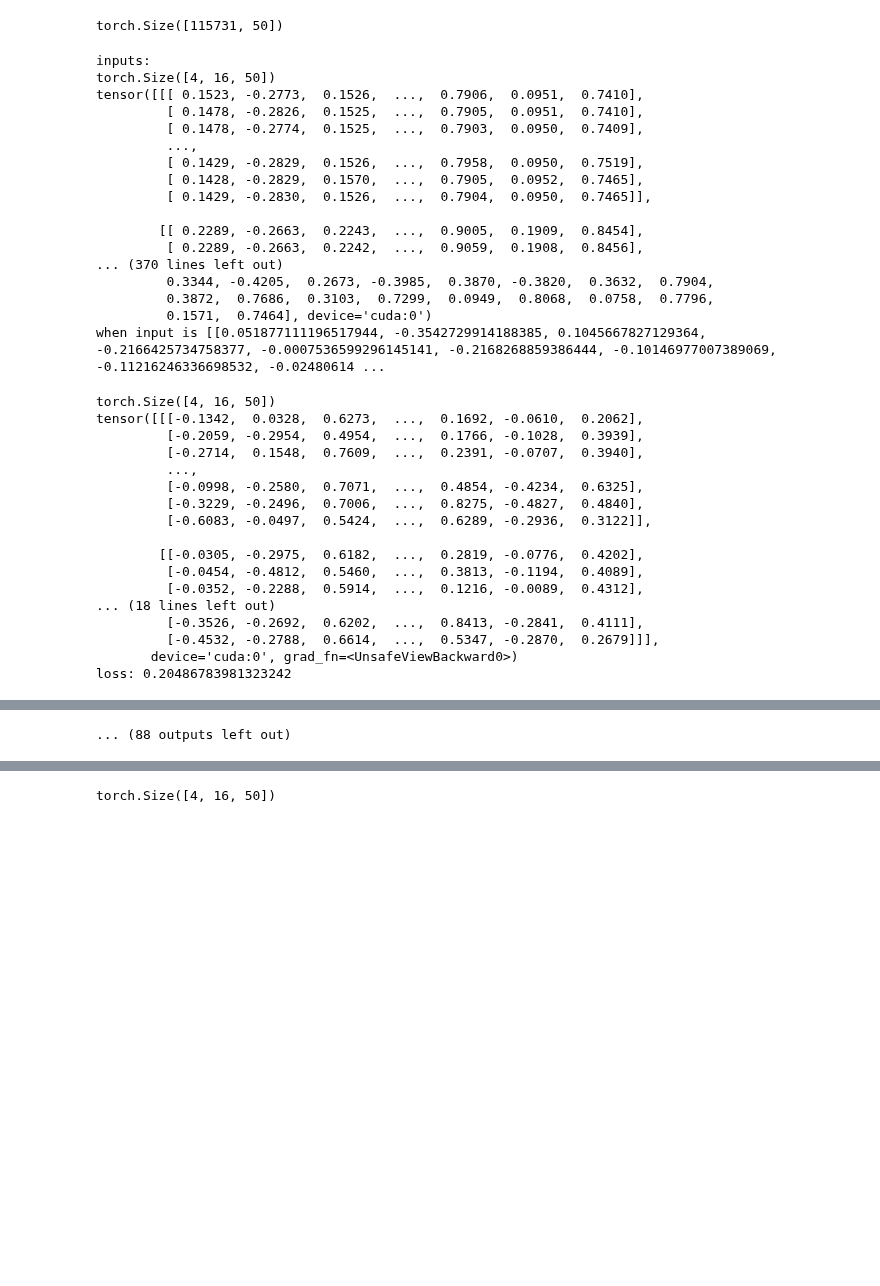
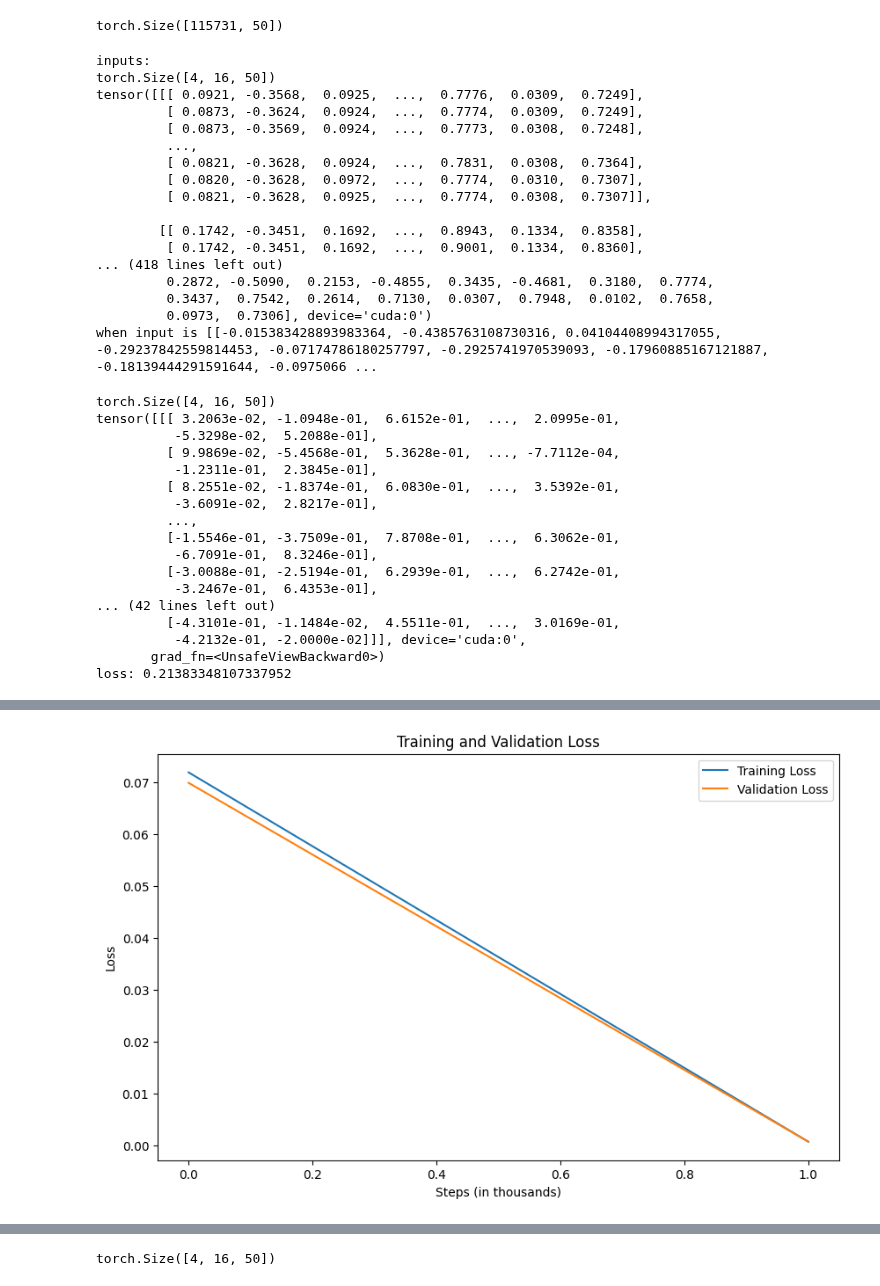
Before and after one commit to moonrabbitt/emotionmotion_transformer, a Jupyter notebook: notebooks/prototypes/inter-prototype-3.ipynb, the cells around one changed output, grey strips where cells are left out. Drawn from its saved outputs; the diff is of its cells as text; code cells hidden in the pictures; blank space fills up the shorter version.

```diff
--- a/notebooks/prototypes/inter-prototype-3.ipynb
+++ b/notebooks/prototypes/inter-prototype-3.ipynb
@@ -142,13 +142,13 @@ max_x, min_x = max(x_list), min(x_list)
 
 max_y, min_y = max(y_list), min(y_list)
 
-    # create 1D array of 50 numbers (x,y,x,y --> 25 keypoints) for each frame
-all_frames = []
-n_parts = 25
+#     # create 1D array of 50 numbers (x,y,x,y --> 25 keypoints) for each frame
+# all_frames = []
+# n_parts = 25
 
-for i in tqdm(range(0, len(x_list), n_parts)):
-    frame_data = [coord for pair in zip(x_list[i:i+n_parts], y_list[i:i+n_parts]) for coord in pair]
-    all_frames.append(frame_data)
+# for i in tqdm(range(0, len(x_list), n_parts)):
+#     frame_data = [coord for pair in zip(x_list[i:i+n_parts], y_list[i:i+n_parts]) for coord in pair]
+#     all_frames.append(frame_data)
 
 # data has 0s - need to ignore
 
@@ -388,21 +388,21 @@ for b in range(batch_size): # batch dimension
 # %% [output]
 inputs:
 torch.Size([4, 16, 50])
-tensor([[[ 0.1523, -0.2773,  0.1526,  ...,  0.7906,  0.0951,  0.7410],
-         [ 0.1478, -0.2826,  0.1525,  ...,  0.7905,  0.0951,  0.7410],
-         [ 0.1478, -0.2774,  0.1525,  ...,  0.7903,  0.0950,  0.7409],
+tensor([[[ 0.0921, -0.3568,  0.0925,  ...,  0.7776,  0.0309,  0.7249],
+         [ 0.0873, -0.3624,  0.0924,  ...,  0.7774,  0.0309,  0.7249],
+         [ 0.0873, -0.3569,  0.0924,  ...,  0.7773,  0.0308,  0.7248],
          ...,
-         [ 0.1429, -0.2829,  0.1526,  ...,  0.7958,  0.0950,  0.7519],
-         [ 0.1428, -0.2829,  0.1570,  ...,  0.7905,  0.0952,  0.7465],
-         [ 0.1429, -0.2830,  0.1526,  ...,  0.7904,  0.0950,  0.7465]],
+         [ 0.0821, -0.3628,  0.0924,  ...,  0.7831,  0.0308,  0.7364],
+         [ 0.0820, -0.3628,  0.0972,  ...,  0.7774,  0.0310,  0.7307],
+         [ 0.0821, -0.3628,  0.0925,  ...,  0.7774,  0.0308,  0.7307]],
 
-        [[ 0.2289, -0.2663,  0.2243,  ...,  0.9005,  0.1909,  0.8454],
-         [ 0.2289, -0.2663,  0.2242,  ...,  0.9059,  0.1908,  0.8456],
-... (370 lines left out)
-         0.3344, -0.4205,  0.2673, -0.3985,  0.3870, -0.3820,  0.3632,  0.7904,
-         0.3872,  0.7686,  0.3103,  0.7299,  0.0949,  0.8068,  0.0758,  0.7796,
-         0.1571,  0.7464], device='cuda:0')
-when input is [[0.051877111196517944, -0.3542729914188385, 0.1045667827129364, -0.2166425734758377, -0.0007536599296145141, -0.2168268859386444, -0.10146977007389069, -0.11216246336698532, -0.02480614 ...
+        [[ 0.1742, -0.3451,  0.1692,  ...,  0.8943,  0.1334,  0.8358],
+         [ 0.1742, -0.3451,  0.1692,  ...,  0.9001,  0.1334,  0.8360],
+... (418 lines left out)
+         0.2872, -0.5090,  0.2153, -0.4855,  0.3435, -0.4681,  0.3180,  0.7774,
+         0.3437,  0.7542,  0.2614,  0.7130,  0.0307,  0.7948,  0.0102,  0.7658,
+         0.0973,  0.7306], device='cuda:0')
+when input is [[-0.015383428893983364, -0.4385763108730316, 0.04104408994317055, -0.29237842559814453, -0.07174786180257797, -0.2925741970539093, -0.17960885167121887, -0.18139444291591644, -0.0975066 ...
 # %%
 # class LayerNorm1d: # (used to be BatchNorm1d) - Layer normalisation in pytorch - overcome optimisation issue for deep nn
 #   # running buffers not maintained
@@ -460,7 +460,7 @@ def positional_encoding(seq_len, d_model):
 class Head(nn.Module):
     """one head of self attention"""
 
-    def __init__(self,head_size,n_emb,dropout=0.1):
+    def __init__(self,head_size,n_emb,dropout=0.2):
         super().__init__()
         self.key = nn.Linear(n_emb, head_size, bias=False, device=device)
         self.query = nn.Linear(n_emb, head_size, bias=False, device=device)
@@ -494,7 +494,7 @@ class Head(nn.Module):
 
 class MultiHeadAttention(nn.Module):
 
-    def __init__(self,num_heads,head_size,n_emb,dropout=0.1):
+    def __init__(self,num_heads,head_size,n_emb,dropout=0.2):
         super().__init__()
         self.heads = nn.ModuleList([Head(head_size,n_emb) for _ in range(num_heads)])
         self.proj = nn.Linear(n_emb, n_emb, bias=False, device=device) # (B,T,C) - projection back into residual pathway
@@ -510,7 +510,7 @@ class MultiHeadAttention(nn.Module):
 class FeedForward(nn.Module):
     """A simple lineear layer followed by a ReLU - allows all tokens to think on data individually"""
 
-    def __init__(self,n_emb,dropout=0.1):
+    def __init__(self,n_emb,dropout=0.2):
         super().__init__()
         self.net = nn.Sequential(
             nn.Linear(n_emb, 4 * n_emb , device=device), # 4 * because recommended in paper residual pathway - growing residual pathway
@@ -616,22 +616,22 @@ print(out)
 print(f"loss: {loss}")
 # %% [output]
 torch.Size([4, 16, 50])
-tensor([[[-0.1342,  0.0328,  0.6273,  ...,  0.1692, -0.0610,  0.2062],
-         [-0.2059, -0.2954,  0.4954,  ...,  0.1766, -0.1028,  0.3939],
-         [-0.2714,  0.1548,  0.7609,  ...,  0.2391, -0.0707,  0.3940],
+tensor([[[ 3.2063e-02, -1.0948e-01,  6.6152e-01,  ...,  2.0995e-01,
+          -5.3298e-02,  5.2088e-01],
+         [ 9.9869e-02, -5.4568e-01,  5.3628e-01,  ..., -7.7112e-04,
+          -1.2311e-01,  2.3845e-01],
+         [ 8.2551e-02, -1.8374e-01,  6.0830e-01,  ...,  3.5392e-01,
+          -3.6091e-02,  2.8217e-01],
          ...,
-         [-0.0998, -0.2580,  0.7071,  ...,  0.4854, -0.4234,  0.6325],
-         [-0.3229, -0.2496,  0.7006,  ...,  0.8275, -0.4827,  0.4840],
-         [-0.6083, -0.0497,  0.5424,  ...,  0.6289, -0.2936,  0.3122]],
-
-        [[-0.0305, -0.2975,  0.6182,  ...,  0.2819, -0.0776,  0.4202],
-         [-0.0454, -0.4812,  0.5460,  ...,  0.3813, -0.1194,  0.4089],
-         [-0.0352, -0.2288,  0.5914,  ...,  0.1216, -0.0089,  0.4312],
-... (18 lines left out)
-         [-0.3526, -0.2692,  0.6202,  ...,  0.8413, -0.2841,  0.4111],
-         [-0.4532, -0.2788,  0.6614,  ...,  0.5347, -0.2870,  0.2679]]],
-       device='cuda:0', grad_fn=<UnsafeViewBackward0>)
-loss: 0.20486783981323242
+         [-1.5546e-01, -3.7509e-01,  7.8708e-01,  ...,  6.3062e-01,
+          -6.7091e-01,  8.3246e-01],
+         [-3.0088e-01, -2.5194e-01,  6.2939e-01,  ...,  6.2742e-01,
+          -3.2467e-01,  6.4353e-01],
+... (42 lines left out)
+         [-4.3101e-01, -1.1484e-02,  4.5511e-01,  ...,  3.0169e-01,
+          -4.2132e-01, -2.0000e-02]]], device='cuda:0',
+       grad_fn=<UnsafeViewBackward0>)
+loss: 0.21383348107337952
 # %%
 optimizer = torch.optim.Adam(m.parameters(), lr=0.0001)
 # %%
@@ -658,7 +658,7 @@ def estimate_loss():
 batch_size = 8
 train_losses = []
 val_losses = []
-for steps in tqdm(range(500000)):
+for steps in tqdm(range(10000)):
     # get sample batch of data
     xb,yb,mask = get_batch('train')
     # evaluate loss
@@ -703,3 +693,3 @@ train loss: 0.000551 val loss: 0.000694
-... (88 outputs left out)
+[figure, added]
 # %%
 # generate new sequence
```
Also changed, not shown: parts of 7 cells of this notebook, 2 other files.
